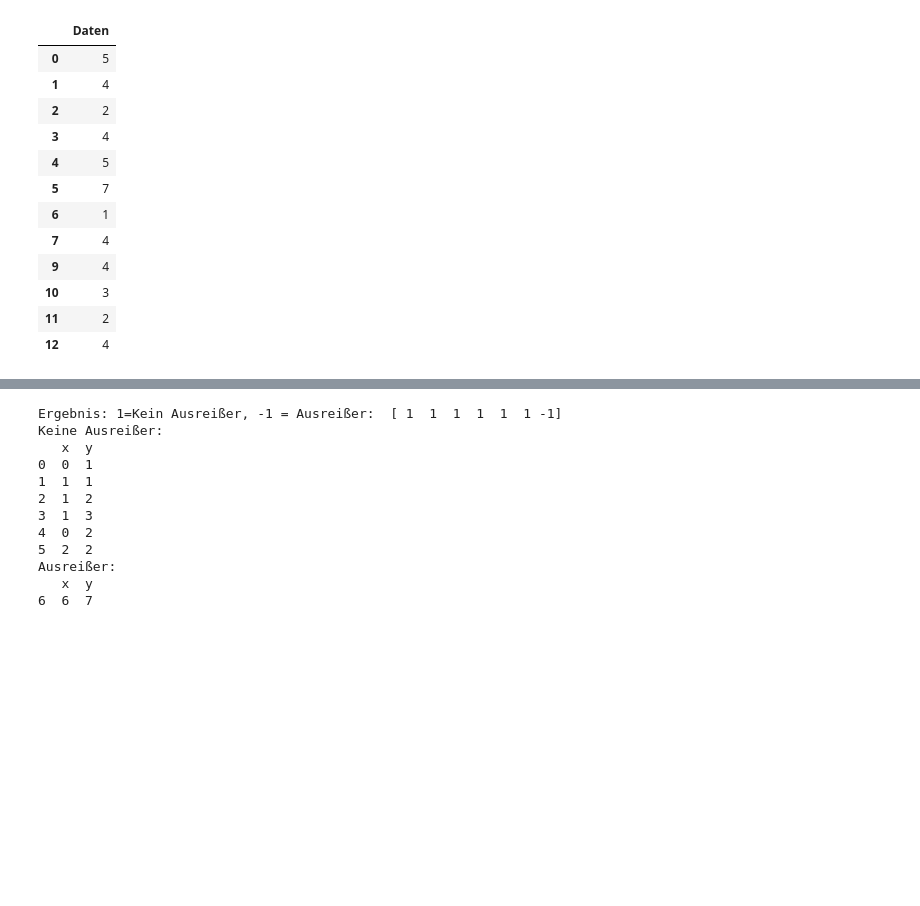
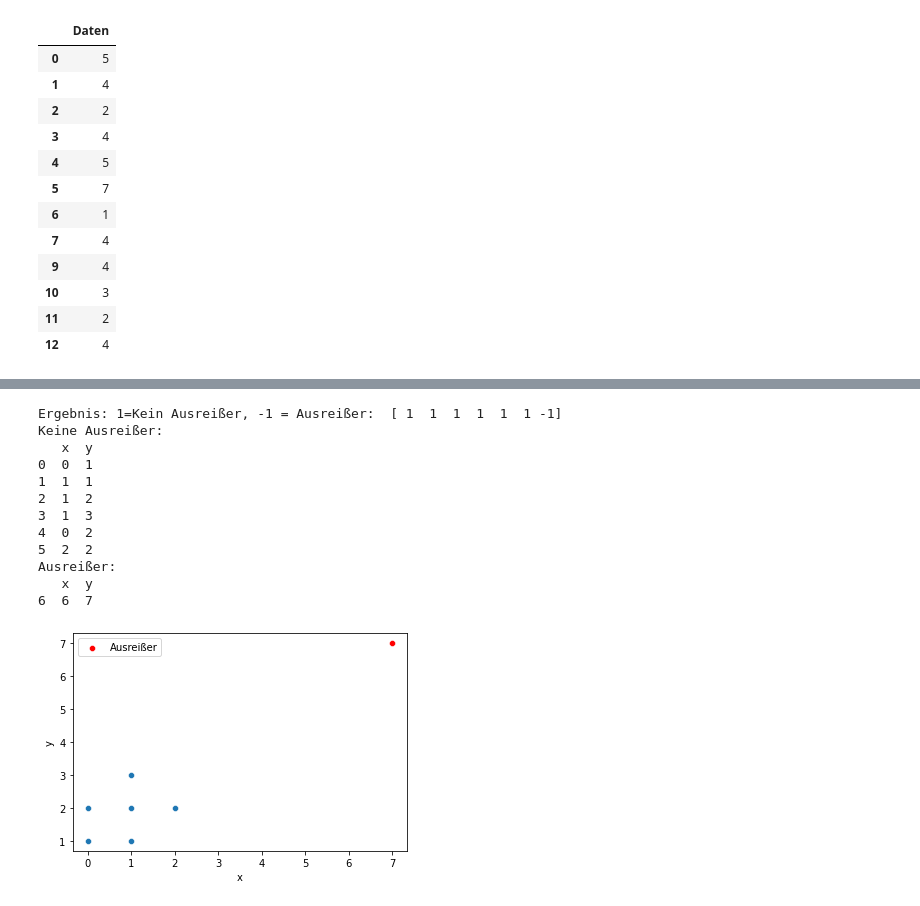
Before and after one commit to troescherw/jupyter_python, a Jupyter notebook: Ausreisser_Boxplot.ipynb, the cells around one changed output, grey strips where cells are left out. Drawn from its saved outputs; the diff is of its cells as text; code cells hidden in the pictures; blank space fills up the shorter version.

```diff
--- a/Ausreisser_Boxplot.ipynb
+++ b/Ausreisser_Boxplot.ipynb
@@ -116,22 +153,27 @@ _=sns.scatterplot(x=df.x, y=df.y)
 # %%
 from sklearn.neighbors import LocalOutlierFactor
 
 outlier_model = LocalOutlierFactor(n_neighbors=5).fit_predict(df)
 print("Ergebnis: 1=Kein Ausreißer, -1 = Ausreißer: ", outlier_model)
 print("Keine Ausreißer:")
 print(df[outlier_model==1])
 print("Ausreißer:")
 print(df[outlier_model==-1])
+
+# Scatterplot mit farblicher Darstellung des Ausreissers
+_=sns.scatterplot(x=df[outlier_model==1].x, y=df[outlier_model==1].y)
+_=sns.scatterplot(x=df[outlier_model==-1].y, y=df[outlier_model==-1].y, color="r", label="Ausreißer")
 # %% [output]
 Ergebnis: 1=Kein Ausreißer, -1 = Ausreißer:  [ 1  1  1  1  1  1 -1]
 Keine Ausreißer:
    x  y
 0  0  1
 1  1  1
 2  1  2
 3  1  3
 4  0  2
 5  2  2
 Ausreißer:
    x  y
 6  6  7
+[figure, added]
```
Also changed, not shown: parts of 5 cells of this notebook, 2 other files.
